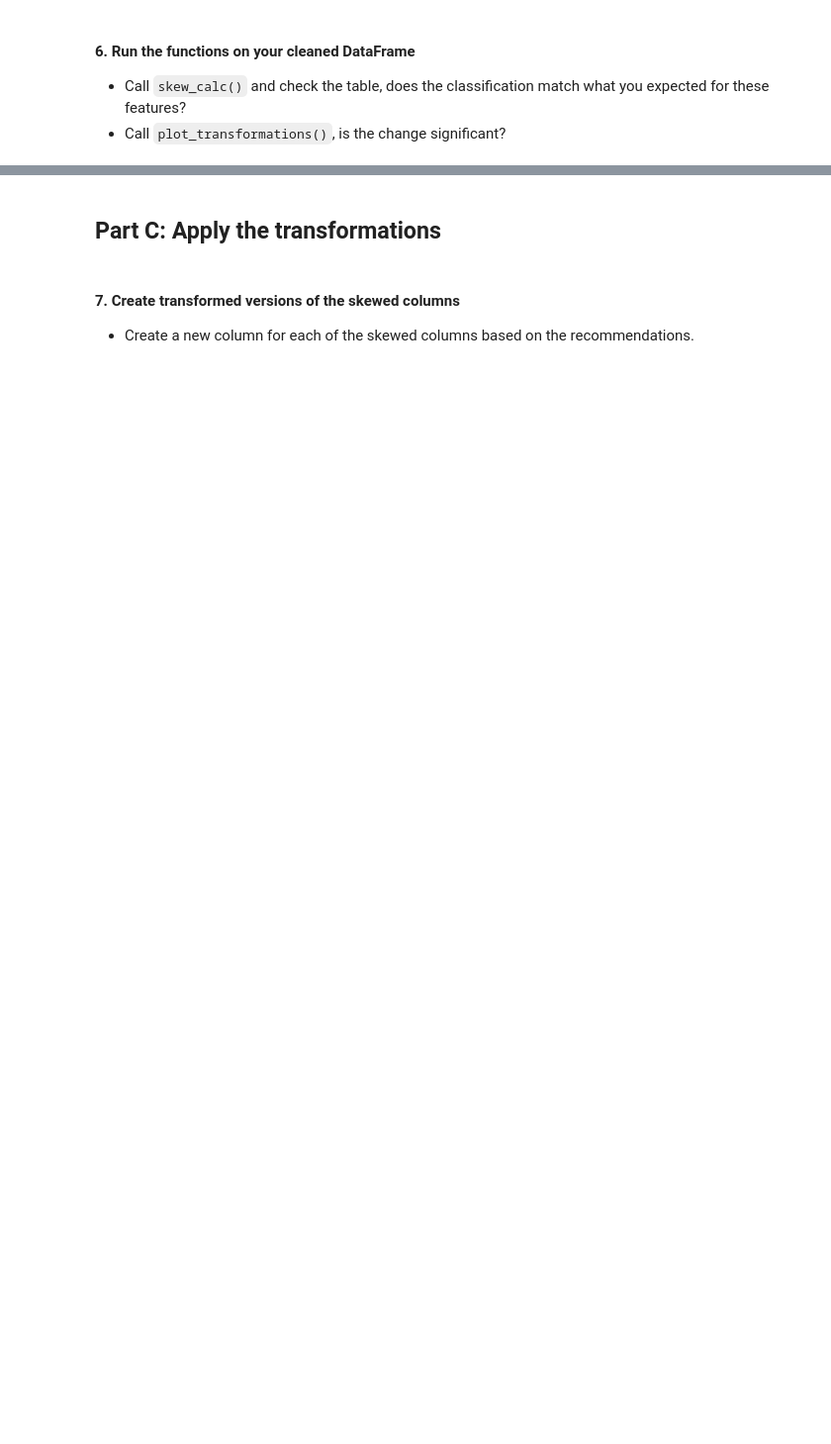
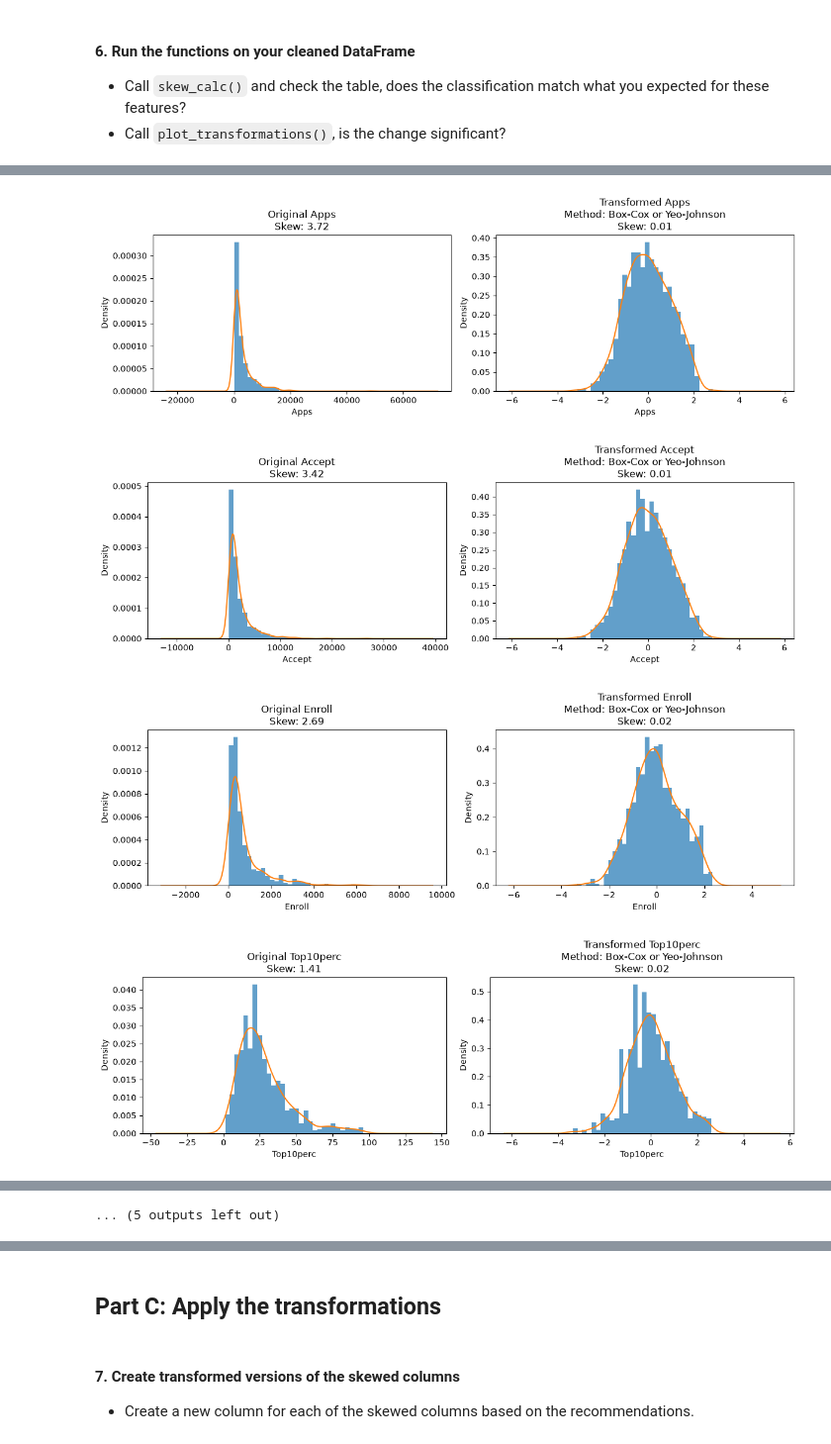
Before and after one commit to MohamedJassim05/labs, a Jupyter notebook: Exercises SML/6.8/6.8.E1 Transformation Exercise.ipynb, the cells around one changed output, grey strips where cells are left out. Shown at 99% size. Saved outputs shown, nothing was run; the diff lists cells and outputs as text; code cells hidden in the pictures; blank space fills up the shorter version.

```diff
--- a/Exercises SML/6.8/6.8.E1 Transformation Exercise.ipynb
+++ b/Exercises SML/6.8/6.8.E1 Transformation Exercise.ipynb
@@ -85,3 +85,6 @@ Index(['Unnamed: 0', 'Private', 'Apps', 'Accept', 'Enroll', 'Top10perc',
        'Books', 'Personal', 'PhD', 'Terminal', 'S.F.Ratio', 'perc.alumni',
        'Expend', 'Grad.Rate'],
       dtype='str')
+# %%
+college.rename(columns={'Unnamed: 0': 'Uni'}, inplace=True)
+college.head()
@@ -146,7 +218,0 @@ def skew_calc(df):
-# %%
-def plot_transformations(df, skew_table):
-    """
-    Applies the recommended transformation to each column, then plots the before and after
-    distributions side by side with the skewness degree on each subplot.
-    """
-# Your code here
@@ -155,3 +294,7 @@ def plot_transformations(df, skew_table):
 
 - Call `skew_calc()` and check the table, does the classification match what you expected for these features?
 - Call `plot_transformations()`, is the change significant?
+# %%
+# Your code here
+skew_table = skew_calc(college)
+skew_table
@@ -158,2 +320,8 @@ def plot_transformations(df, skew_table):
 # %%
 # Your code here
+plot_transformations(college, skew_table)
+# %% [output]
+[figure, added]
+[figure, added]
+[figure, added]
+[figure, added]
@@ -159,0 +336 @@ def plot_transformations(df, skew_table):
+... (5 outputs left out)
```
Also changed, not shown: parts of 39 cells of this notebook, 3 other files.
